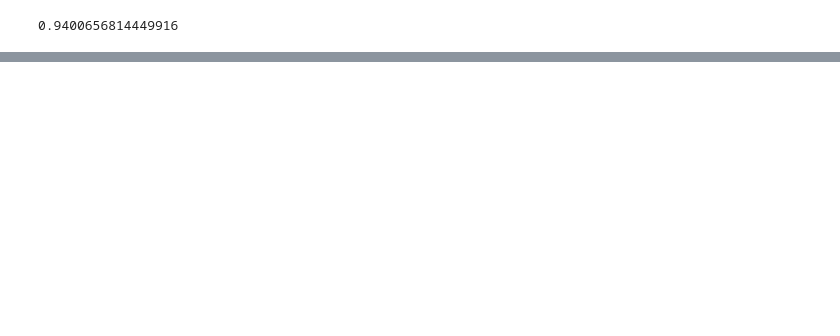
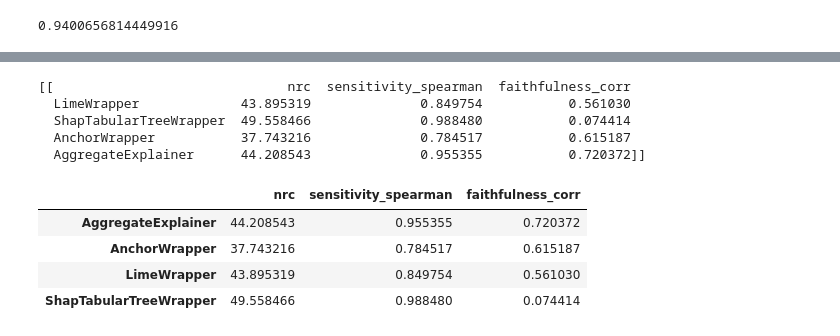
Before and after one commit to hiaac-finance/xai_aggregation, a Jupyter notebook: examples/usage_example.ipynb, the cells around one changed output, grey strips where cells are left out. Cells and saved outputs as stored; diff of their text form; code cells hidden in the pictures; blank space fills up the shorter version.

```diff
--- a/examples/usage_example.ipynb
+++ b/examples/usage_example.ipynb
@@ -303,0 +333,12 @@ evaluator.sensitivity(LimeWrapper, X_test.loc[527])
+# %%
+from xai_agg.utils import evaluate_aggregate_explainer
+
+results = evaluate_aggregate_explainer(
+    clf, X_train, X_test, categorical_features,                                         # Model and data
+    explainer_components_sets=[[LimeWrapper, ShapTabularTreeWrapper, AnchorWrapper]],   # Wrapped explainer sets to be tested
+    mcdm_algs=[pymcdm.methods.TOPSIS()],                                                # MCDM algorithms to be tested
+    aggregation_algs=["wsum"],                                                          # Aggregation algorithms to be tested
+    metrics_sets=[['nrc', 'sensitivity_spearman', 'faithfulness_corr']],                # Metric sets to be tested
+    n_instances=1,                                                                      # Number of instances per setting to run the evaluation on
+    mp_jobs=5                                                                           # Number of jobs to run in parallel (DECREASE THIS VALUE WHEN LOW RAM IS AVAILABLE)
+)
@@ -303,0 +363,20 @@ evaluator.sensitivity(LimeWrapper, X_test.loc[527])
+# %%
+results
+# %% [output]
+[[                              nrc  sensitivity_spearman  faithfulness_corr
+  LimeWrapper             43.895319              0.849754           0.561030
+  ShapTabularTreeWrapper  49.558466              0.988480           0.074414
+  AnchorWrapper           37.743216              0.784517           0.615187
+  AggregateExplainer      44.208543              0.955355           0.720372]]
+# %%
+# Get mean results for a specific setting:
+
+desired_setting = 0
+mean_results = pd.concat(results[desired_setting]).groupby(level=0).mean()
+display(mean_results)
+# %% [output]
+|  | nrc | sensitivity_spearman | faithfulness_corr |
+| AggregateExplainer | 44.208543 | 0.955355 | 0.720372 |
+| AnchorWrapper | 37.743216 | 0.784517 | 0.615187 |
+| LimeWrapper | 43.895319 | 0.849754 | 0.561030 |
+| ShapTabularTreeWrapper | 49.558466 | 0.988480 | 0.074414 |
```
Also changed, not shown: parts of 30 cells of this notebook, 9 other files.
